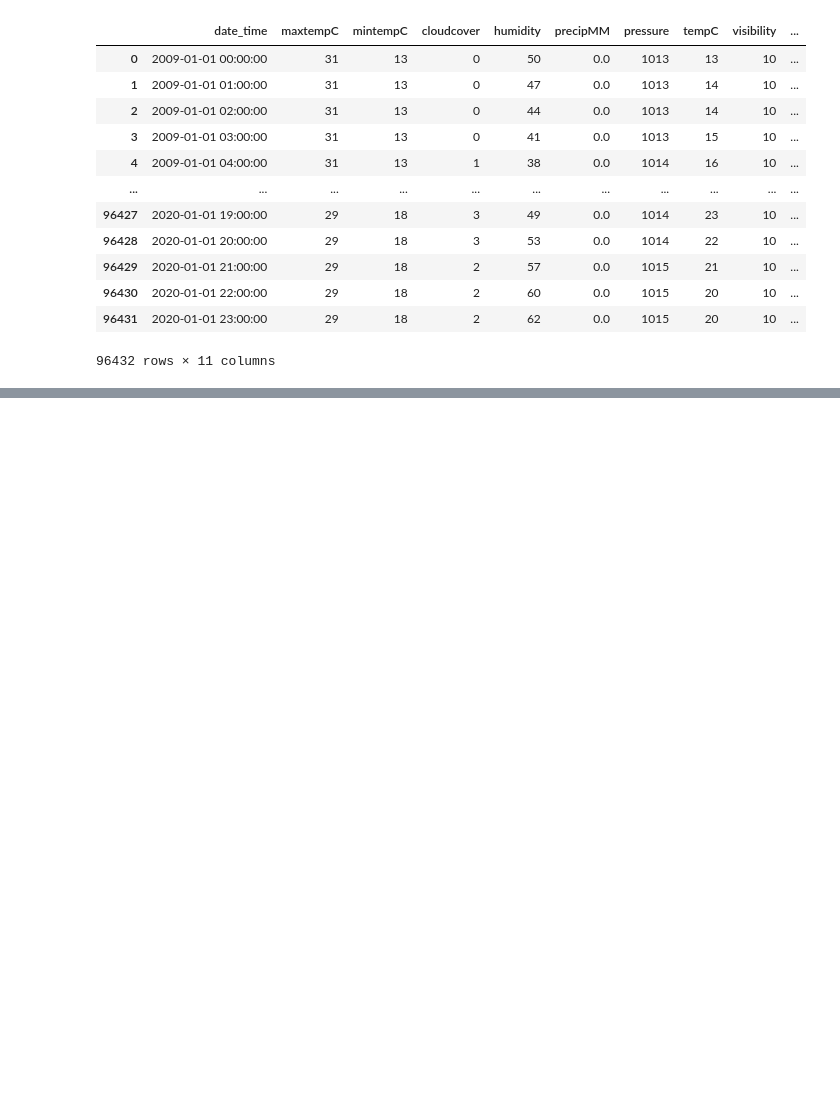
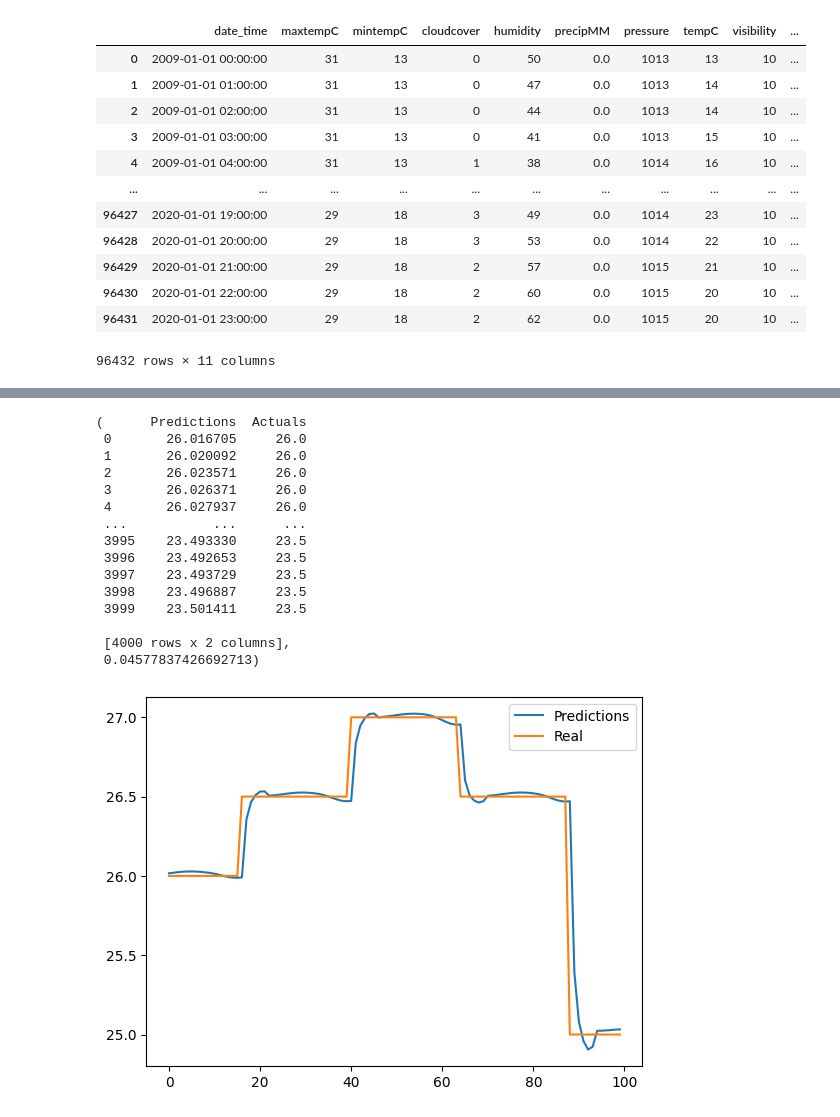
Before and after one commit to Rishit605/ML-Prediction-Models, a Jupyter notebook: MultiVariete_TimeSeries_Forecasting.ipynb, the cells around one changed output, grey strips where cells are left out. Saved outputs shown, nothing was run; the diff lists cells and outputs as text; code cells hidden in the pictures; blank space fills up the shorter version.

```diff
--- a/MultiVariete_TimeSeries_Forecasting.ipynb
+++ b/MultiVariete_TimeSeries_Forecasting.ipynb
@@ -1289,0 +1558,9 @@ df
+# %%
+model = Sequential([
+    layers.InputLayer((6,5)),
+    layers.LSTM(64),
+    layers.Dense(8, activation='relu'),
+    layers.Dense(1, activation='linear'),
+])
+
+model.summary()
@@ -1289,0 +1583,10 @@ df
+# %%
+cp = callbacks.ModelCheckpoint('model/', save_best_only=True)
+
+losses = keras.losses.MeanSquaredError()
+metric = keras.metrics.RootMeanSquaredError()
+opt = keras.optimizers.Adam(learning_rate=1e-4)
+
+model.compile(loss=losses, optimizer=opt, metrics=[metric])
+# %%
+model.fit(X_train, y_train, validation_data=(X_val, y_val), epochs=10, callbacks=[cp])
@@ -1289,0 +1612,14 @@ df
+# %%
+from sklearn.metrics import mean_squared_error as mse
+import matplotlib.pyplot as plt
+
+def plot_predictions1(model, X, y, start=0, end=100):
+  predictions = model.predict(X).flatten()
+  df = pd.DataFrame(data={'Predictions':predictions, 'Actuals':y})
+  plt.plot(df['Predictions'][start:end], label='Predictions')
+  plt.plot(df['Actuals'][start:end], label='Real')
+  plt.legend(['Predictions', 'Real'])
+  return df, mse(y, predictions)
+# %%
+plot_predictions1(model, X_test, y_test)
+# %% [output]
@@ -1289,0 +1627,16 @@ df
+(      Predictions  Actuals
+ 0       26.016705     26.0
+ 1       26.020092     26.0
+ 2       26.023571     26.0
+ 3       26.026371     26.0
+ 4       26.027937     26.0
+ ...           ...      ...
+ 3995    23.493330     23.5
+ 3996    23.492653     23.5
+ 3997    23.493729     23.5
+ 3998    23.496887     23.5
+ 3999    23.501411     23.5
+
+ [4000 rows x 2 columns],
+ 0.04577837426692713)
+[figure, added]
```
Also changed, not shown: parts of 50 cells of this notebook.
